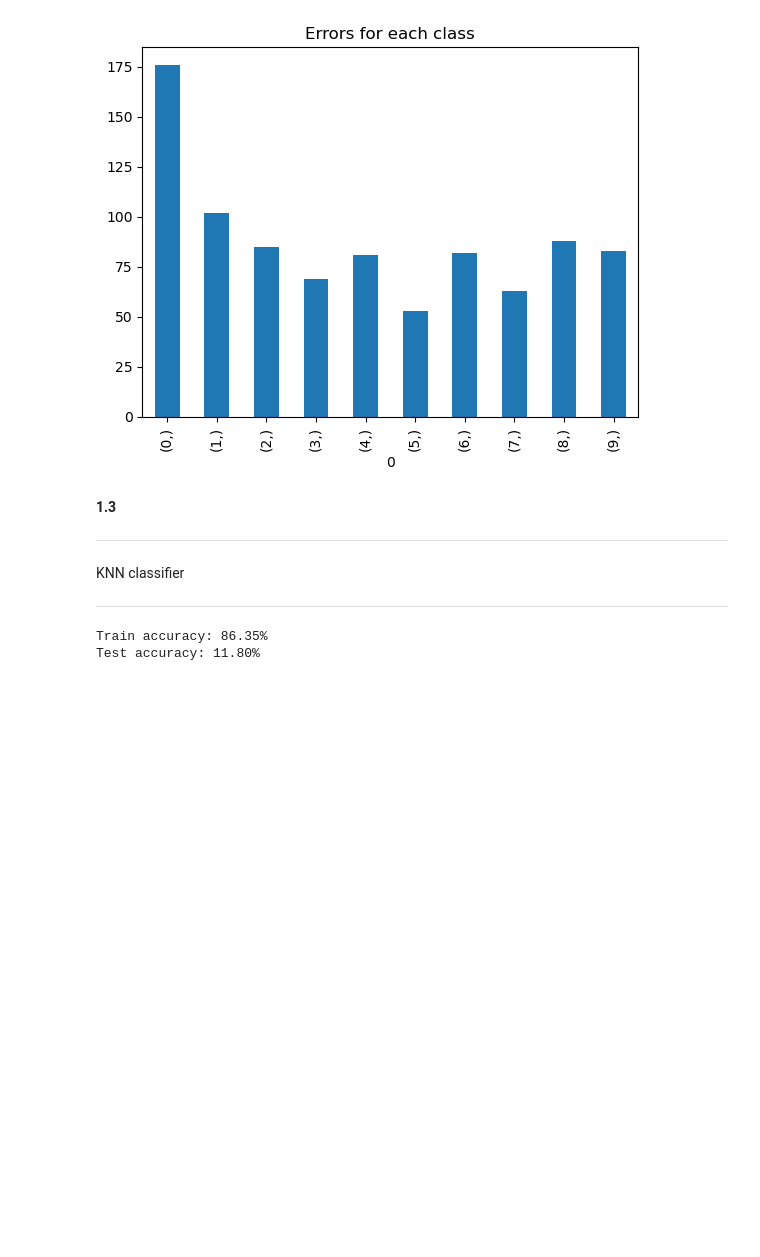
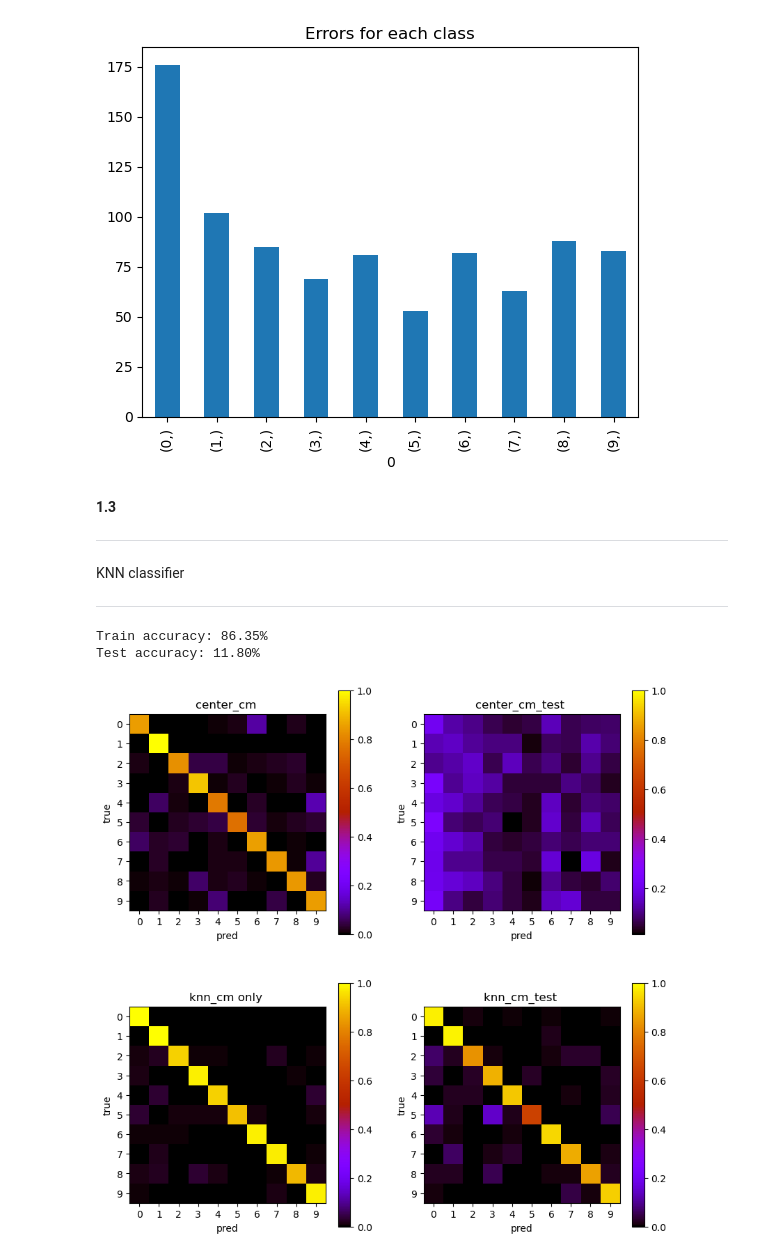
Before and after one commit to ThanosSkentzos/IDL-11, a Jupyter notebook: A0/thanos_1.ipynb, the cells around one changed output. Cells and saved outputs as stored; diff of their text form; code cells hidden in the pictures; blank space fills up the shorter version.

```diff
--- a/A0/thanos_1.ipynb
+++ b/A0/thanos_1.ipynb
@@ -246,3 +246,27 @@ center_cm = confusion_matrix(y_true,y_pred,normalize=n)
 center_cm_test = confusion_matrix(y_true_test,y_pred_test,normalize=n)
 knn_cm = confusion_matrix(y_true,y_pred_knn,normalize=n)
 knn_cm_test = confusion_matrix(y_true_test,y_test_pred_knn,normalize=n)
+# %%
+def plot_cm(cm,title="",clim=None,**kwargs):
+    plt.imshow(cm,cmap="gnuplot",**kwargs)
+    plt.xticks(digits)
+    plt.yticks(digits)
+    plt.xlabel('pred')
+    plt.ylabel('true')
+    plt.title(title)
+    plt.colorbar()
+
+def plot_cms(mode="",**kwargs):
+    plt.figure(figsize=(10,10))
+    r,c = 2,2
+    plt.subplot(r,c,1)
+    plot_cm(center_cm,f"center_cm {mode}",**kwargs)
+    plt.subplot(r,c,2)
+    plot_cm(center_cm_test,f"center_cm_test {mode}",**kwargs)
+    plt.subplot(r,c,3)
+    plot_cm(knn_cm,f"knn_cm only {mode}",**kwargs)
+    plt.subplot(r,c,4)
+    plot_cm(knn_cm_test,f"knn_cm_test {mode}",**kwargs)
+plot_cms(vmax=1)
+# %% [output]
+[figure, added]
```
Also changed, not shown: parts of 7 cells of this notebook.
